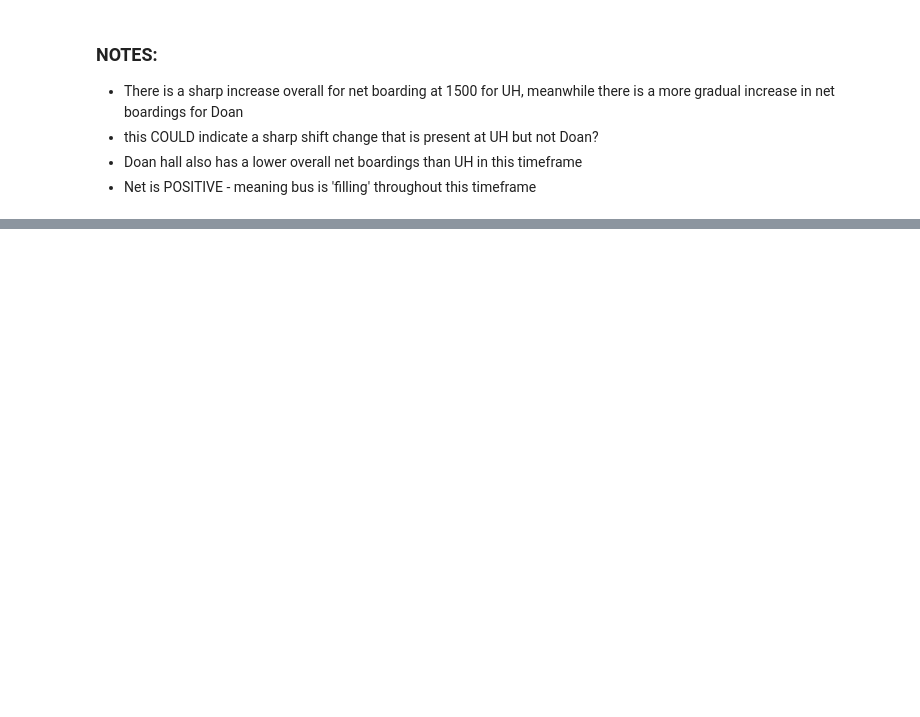
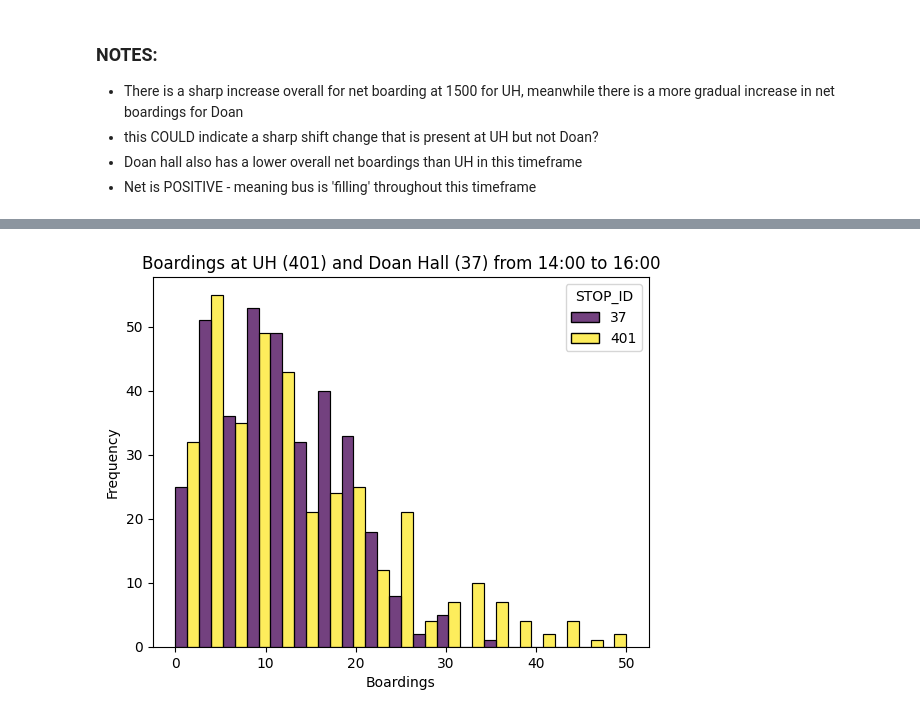
Before and after one commit to morgan1461/WMC-dashboard, a Jupyter notebook: doan_uh_analysis.ipynb, the cells around one changed output, grey strips where cells are left out. Drawn from its saved outputs; the diff is of its cells as text; code cells hidden in the pictures; blank space fills up the shorter version.

```diff
--- a/doan_uh_analysis.ipynb
+++ b/doan_uh_analysis.ipynb
@@ -208,0 +253,9 @@ plt.show()
+# %%
+# Generate histogram of boardings at UH and Doan Hall from 14:00 to 16:00
+sns.histplot(data=temp, x='BOARDINGS', hue='STOP_ID', multiple='dodge', palette="viridis")
+plt.title("Boardings at UH (401) and Doan Hall (37) from 14:00 to 16:00")
+plt.xlabel("Boardings")
+plt.ylabel("Frequency")
+plt.show()
+# %% [output]
+[figure, added]
```
Also changed, not shown: parts of 13 cells of this notebook.
